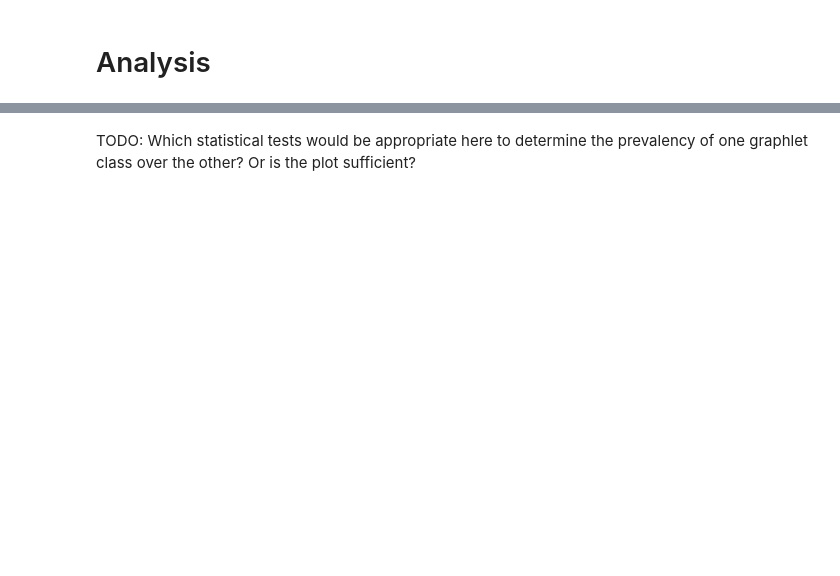
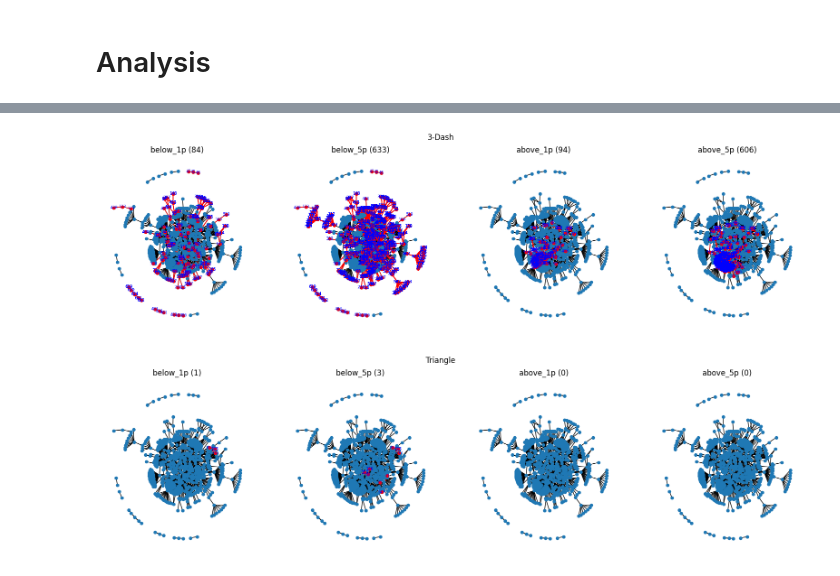
Before and after one commit to DILiS-lab/pmotif_lib, a Jupyter notebook: notebooks/Interfaces/Local Scope - Which graphlet occurrence more prevalent than others?.ipynb, the cells around one changed output, grey strips where cells are left out. Cells and saved outputs as stored; diff of their text form; code cells hidden in the pictures; blank space fills up the shorter version.

```diff
--- a/notebooks/Interfaces/Local Scope - Which graphlet occurrence more prevalent than others?.ipynb
+++ b/notebooks/Interfaces/Local Scope - Which graphlet occurrence more prevalent than others?.ipynb
@@ -112,2 +95,0 @@ for i, graphlet_class in enumerate(graphlet_classes):
-# %% [markdown]
-TODO: Which statistical tests would be appropriate here to determine the prevalency of one graphlet class over the other? Or is the plot sufficient?
@@ -113,0 +168,11 @@ TODO: Which statistical tests would be appropriate here to determine the prevale
+# %%
+def filter_motifs_by_quantile(graphlet_df, quantile_name, quantile_filters=None):
+    if quantile_filters is None:
+        quantile_filters = get_quantile_filters(METRIC_NAME, graphlet_df)
+
+    kept_positions = [
+        quantile_filters[quantile_name](e)
+        for e in graphlet_df[METRIC_NAME]
+    ]
+
+    return list(graphlet_df[kept_positions]["nodes"])
@@ -113,0 +204,36 @@ TODO: Which statistical tests would be appropriate here to determine the prevale
+# %%
+import networkx as nx
+
+
+def plot_quantiles(graphlet_class):
+    graphlet_class_df = df[df["graphlet_class"] == graphlet_class]
+
+    quantile_filters = get_quantile_filters(METRIC_NAME, graphlet_class_df)
+
+
+    fig, axes = plt.subplots(1,len(quantile_filters), figsize=(20,5,))
+
+    for i, quantile_filter_name in enumerate(quantile_filters):
+        ax = axes[i]
+
+        interesting_motifs = filter_motifs_by_quantile(
+            graphlet_class_df,
+            quantile_filter_name,
+            quantile_filters=quantile_filters,
+        )
+
+        plot_graph_with_motif_highlight(
+            nx_g,
+            interesting_motifs,
+            pos,
+            ax,
+            title=f"{quantile_filter_name} ({len(interesting_motifs)})",
+        )
+
+    fig.suptitle(graphlet_class_to_name(graphlet_class))
+# %%
+for graphlet_class in graphlet_classes:
+    plot_quantiles(graphlet_class)
+# %% [output]
+[figure, added]
+[figure, added]
```
Also changed, not shown: parts of 20 cells of this notebook.
